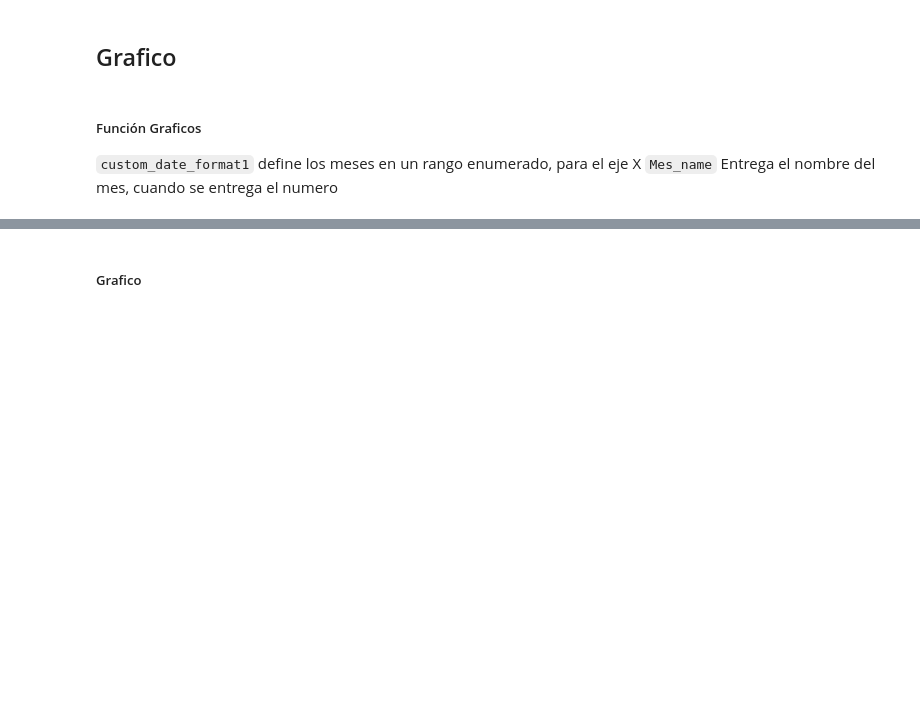
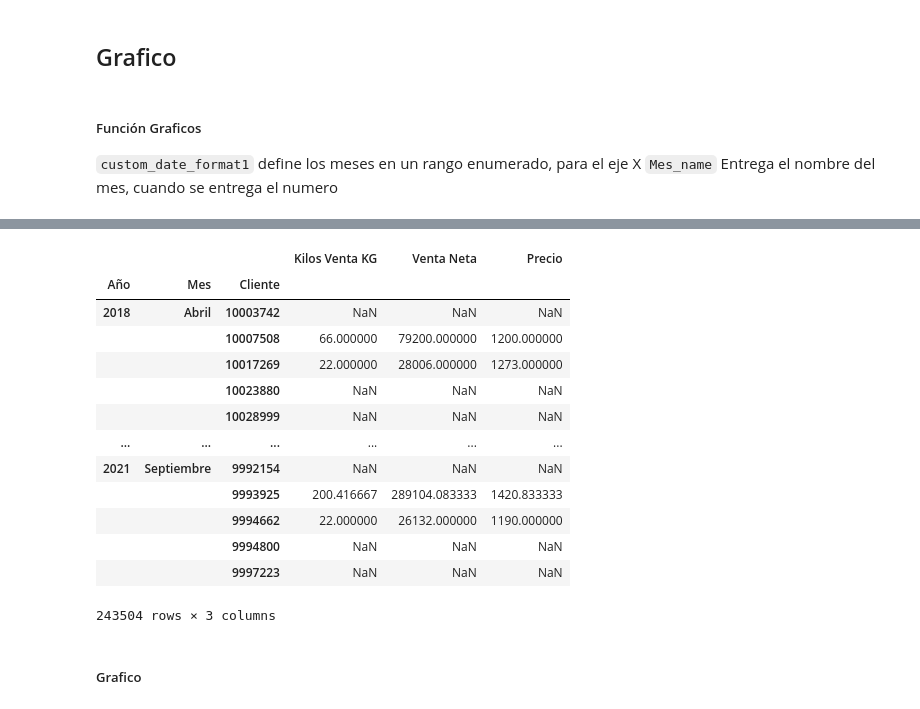
Before and after one commit to rolftb/Analisis-de-datos, a Jupyter notebook: C-1)[Tradicional 1010078] Variación precio mes Gráficos Material Precios y volumen por venta.ipynb, the cells around one changed output, grey strips where cells are left out. Cells and saved outputs as stored; diff of their text form; code cells hidden in the pictures; blank space fills up the shorter version.

```diff
--- a/C-1)[Tradicional 1010078] Variación precio mes Gráficos Material Precios y volumen por venta.ipynb
+++ b/C-1)[Tradicional 1010078] Variación precio mes Gráficos Material Precios y volumen por venta.ipynb
@@ -537,0 +625,2 @@ df[['Mes','Mes_num','Día natural']].head()
+# %%
+data_i.Cliente=data_i.Cliente.astype('category')
@@ -538,3 +648,21 @@ df[['Mes','Mes_num','Día natural']].head()
+# %%
+
+data_i.groupby(['Año','Mes','Cliente']).mean()
+# %% [output]
+|  |  |  | Kilos Venta KG | Venta Neta | Precio |
+| Año | Mes | Cliente |  |  |  |
+| 2018 | Abril | 10003742 | NaN | NaN | NaN |
+|  |  | 10007508 | 66.000000 | 79200.000000 | 1200.000000 |
+|  |  | 10017269 | 22.000000 | 28006.000000 | 1273.000000 |
+|  |  | 10023880 | NaN | NaN | NaN |
+|  |  | 10028999 | NaN | NaN | NaN |
+| ... | ... | ... | ... | ... | ... |
+| 2021 | Septiembre | 9992154 | NaN | NaN | NaN |
+|  |  | 9993925 | 200.416667 | 289104.083333 | 1420.833333 |
+|  |  | 9994662 | 22.000000 | 26132.000000 | 1190.000000 |
+|  |  | 9994800 | NaN | NaN | NaN |
+|  |  | 9997223 | NaN | NaN | NaN |
+243504 rows × 3 columns
 # %% [markdown]
 ##### Grafico
 # %% [markdown]
```
Also changed, not shown: parts of 31 cells of this notebook.
